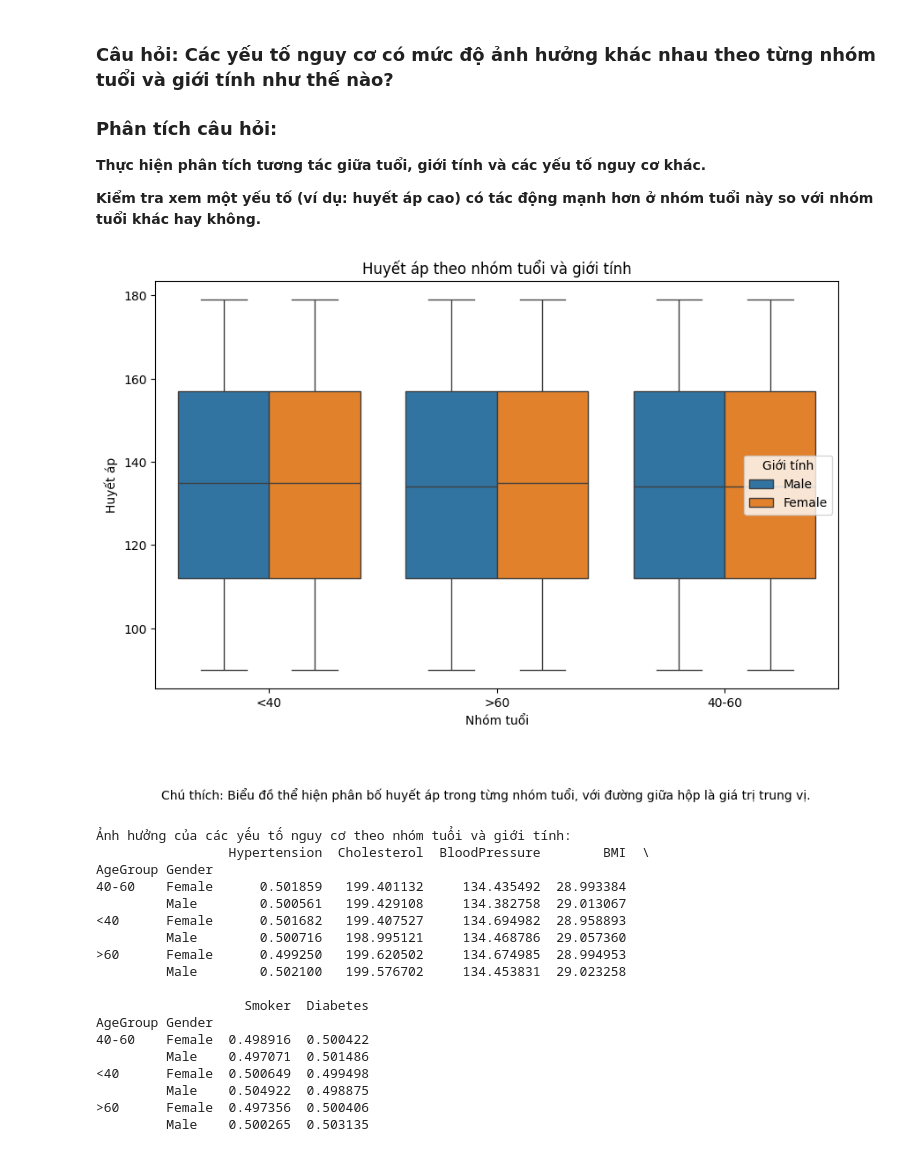
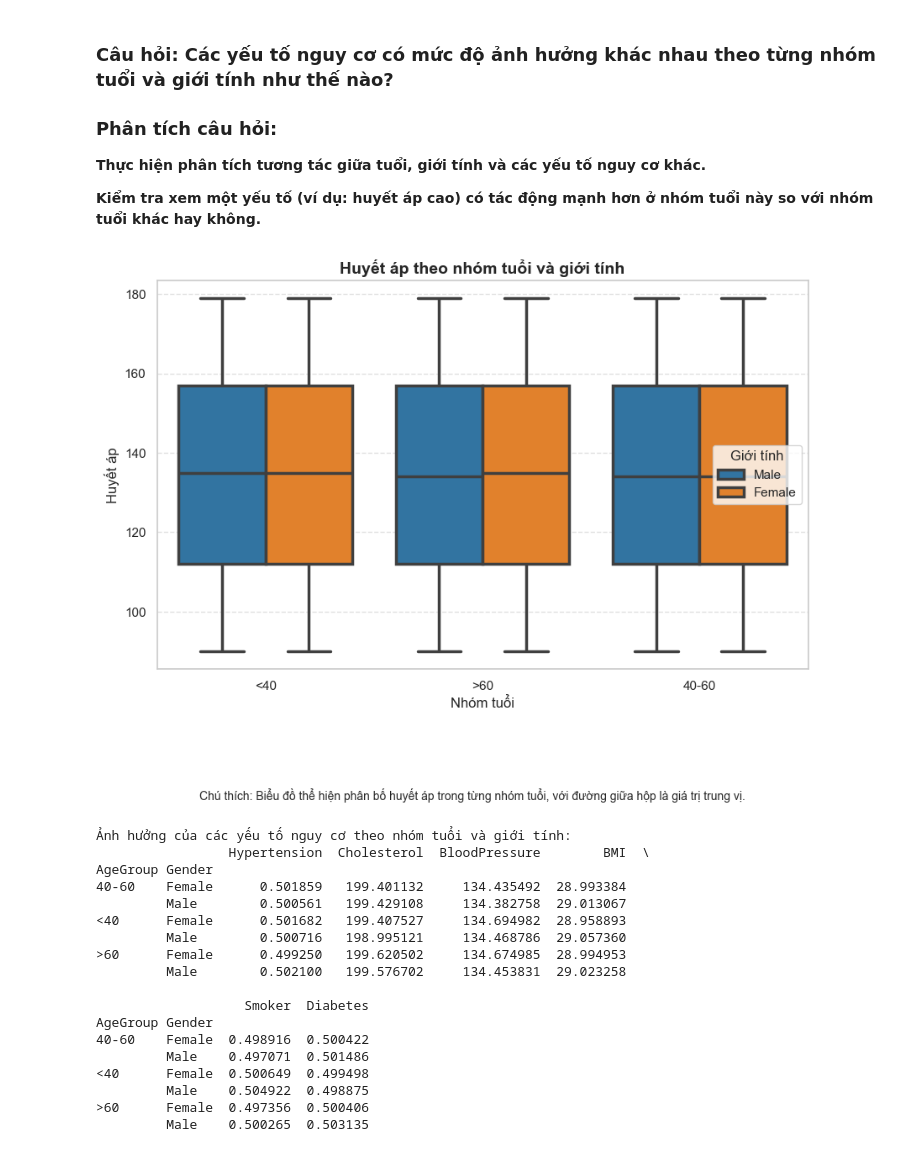
Before and after one commit to AnhQuan58/Truc_Quan_Hoa, a Jupyter notebook: 21127399.ipynb, the cells around one changed output. Saved outputs shown, nothing was run; the diff lists cells and outputs as text; code cells hidden in the pictures.

```diff
--- a/21127399.ipynb
+++ b/21127399.ipynb
@@ -14,52 +14,59 @@ import seaborn as sns
 df = pd.read_csv("heart_attack_dataset.csv")
 
 # Chia nhóm tuổi
 def age_group(age):
     if age < 40:
         return "<40"
     elif 40 <= age <= 60:
         return "40-60"
     else:
         return ">60"
 
 df["AgeGroup"] = df["Age"].apply(age_group)
 
+# Thiết lập phong cách và màu sắc
+sns.set_theme(style="whitegrid")
+custom_palette = {"Male": "#1f77b4", "Female": "#ff7f0e"}
+
 # Biểu đồ boxplot so sánh Huyết áp theo nhóm tuổi và giới tính
 plt.figure(figsize=(10, 6))
-sns.boxplot(x="AgeGroup", y="BloodPressure", hue="Gender", data=df)
-plt.title("Huyết áp theo nhóm tuổi và giới tính")
-plt.xlabel("Nhóm tuổi")
-plt.ylabel("Huyết áp")
-plt.legend(title="Giới tính")
-plt.figtext(0.5, -0.1, "Chú thích: Biểu đồ thể hiện phân bố huyết áp trong từng nhóm tuổi, với đường giữa hộp là giá trị trung vị.", ha="center", fontsize=10)
+sns.boxplot(x="AgeGroup", y="BloodPressure", hue="Gender", data=df, palette=custom_palette, showfliers=False, linewidth=2.5)
+plt.title("Huyết áp theo nhóm tuổi và giới tính", fontsize=14, fontweight='bold')
+plt.xlabel("Nhóm tuổi", fontsize=12)
+plt.ylabel("Huyết áp", fontsize=12)
+plt.legend(title="Giới tính", fontsize=11)
+plt.grid(axis='y', linestyle='--', alpha=0.6)
+plt.figtext(0.5, -0.15, "Chú thích: Biểu đồ thể hiện phân bố huyết áp trong từng nhóm tuổi, với đường giữa hộp là giá trị trung vị.", ha="center", fontsize=10)
 plt.show()
 
 # Phân tích ảnh hưởng của tăng huyết áp theo nhóm tuổi và giới tính
 df_grouped = df.groupby(["AgeGroup", "Gender"])[["Hypertension", "Cholesterol", "BloodPressure", "BMI", "Smoker", "Diabetes"]].mean()
 print("Ảnh hưởng của các yếu tố nguy cơ theo nhóm tuổi và giới tính:")
 print(df_grouped)
 
 # Biểu đồ cột thể hiện tỷ lệ tăng huyết áp theo nhóm tuổi và giới tính
 plt.figure(figsize=(10, 6))
-sns.barplot(x="AgeGroup", y="Hypertension", hue="Gender", data=df)
-plt.title("Tỷ lệ tăng huyết áp theo nhóm tuổi và giới tính")
-plt.xlabel("Nhóm tuổi")
-plt.ylabel("Tỷ lệ tăng huyết áp")
-plt.legend(title="Giới tính")
-plt.figtext(0.5, -0.1, "Chú thích: Tỷ lệ tăng huyết áp cao hơn ở nhóm tuổi lớn hơn, đặc biệt ở nam giới.", ha="center", fontsize=10)
+sns.barplot(x="AgeGroup", y="Hypertension", hue="Gender", data=df, palette=custom_palette)
+plt.title("Tỷ lệ tăng huyết áp theo nhóm tuổi và giới tính", fontsize=14, fontweight='bold')
+plt.xlabel("Nhóm tuổi", fontsize=12)
+plt.ylabel("Tỷ lệ tăng huyết áp", fontsize=12)
+plt.legend(title="Giới tính", fontsize=11)
+plt.grid(axis='y', linestyle='--', alpha=0.6)
+plt.figtext(0.5, -0.15, "Chú thích: Tỷ lệ tăng huyết áp cao hơn ở nhóm tuổi lớn hơn, đặc biệt ở nam giới.", ha="center", fontsize=10)
 plt.show()
 
 # Kiểm tra tác động của tăng huyết áp đến nguy cơ đau tim trong từng nhóm tuổi
 plt.figure(figsize=(10, 6))
-sns.histplot(df, x="BloodPressure", hue="Outcome", element="step", stat="density", common_norm=False)
-plt.title("Phân bố huyết áp theo kết quả đau tim")
-plt.xlabel("Huyết áp")
-plt.ylabel("Mật độ")
-plt.legend(title="Kết quả")
-plt.figtext(0.5, -0.1, "Chú thích: Đường biểu diễn cho thấy huyết áp cao có liên quan đến nguy cơ đau tim cao hơn.", ha="center", fontsize=10)
+sns.histplot(df, x="BloodPressure", hue="Outcome", element="step", stat="density", common_norm=False, palette=["#2ca02c", "#d62728"])
+plt.title("Phân bố huyết áp theo kết quả đau tim", fontsize=14, fontweight='bold')
+plt.xlabel("Huyết áp", fontsize=12)
+plt.ylabel("Mật độ", fontsize=12)
+plt.legend(title="Kết quả", fontsize=11)
+plt.grid(axis='y', linestyle='--', alpha=0.6)
+plt.figtext(0.5, -0.15, "Chú thích: Đường biểu diễn cho thấy huyết áp cao có liên quan đến nguy cơ đau tim cao hơn.", ha="center", fontsize=10)
 plt.show()
 # %% [output]
-[figure, old version]
+[figure, new version]
 Ảnh hưởng của các yếu tố nguy cơ theo nhóm tuổi và giới tính:
                  Hypertension  Cholesterol  BloodPressure        BMI  \
 AgeGroup Gender
```
Also changed, not shown: parts of 1 cell of this notebook.
